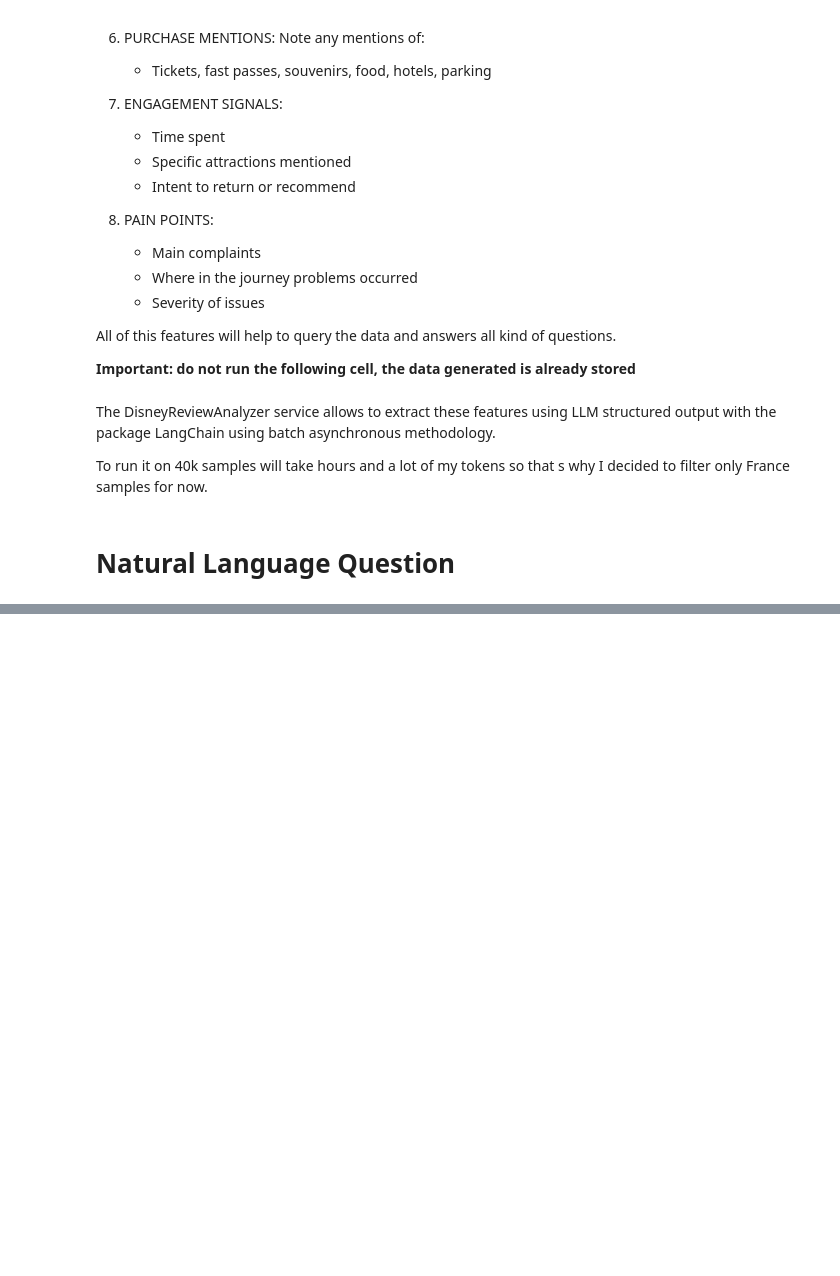
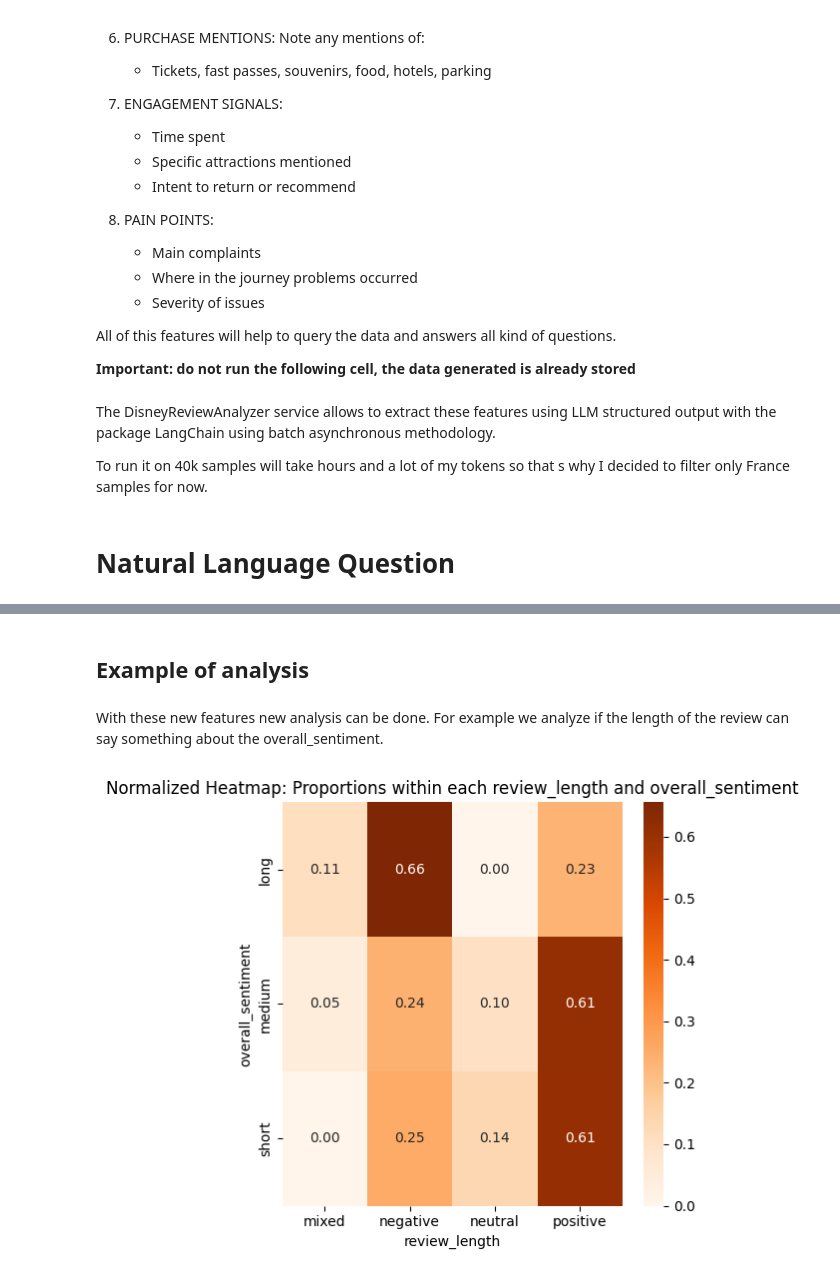
Before and after one commit to MatthiasELBAZ/disney_review_rag_mixture_of_encoder, a Jupyter notebook: stampli_hs.ipynb, the cells around one changed output, grey strips where cells are left out. Saved outputs shown, nothing was run; the diff lists cells and outputs as text; code cells hidden in the pictures; blank space fills up the shorter version.

```diff
--- a/stampli_hs.ipynb
+++ b/stampli_hs.ipynb
@@ -399,13 +258,15 @@ To run it on 40k samples will take hours and a lot of my tokens so that s why I
 # %% [markdown]
 # Natural Language Question
 # %%
-df_fr_analyzed = pd.read_csv("disney-reviews/disney_reviews_fr_analysis.csv")
+df_fr_analyzed = pd.read_csv("disney-reviews/disney_reviews_fr_analysis.csv").reset_index(drop=True)
 
 # apply some corrections
-# fill missing values
-df_fr_analyzed.has_children.fillna(False, inplace=True)
-df_fr_analyzed.popular_attractions.fillna('unknown', inplace=True)
-df_fr_analyzed.main_complaint.fillna('not_mentioned', inplace=True)
+# fill missing values using DataFrame-level fillna method
+df_fr_analyzed = df_fr_analyzed.fillna({
+    'has_children': False,
+    'popular_attractions': 'unknown',
+    'main_complaint': 'not_mentioned'
+})
 
 # reformat popular_attractions column to list of strings
 df_fr_analyzed['popular_attractions'] = df_fr_analyzed['popular_attractions'].apply(lambda x: x.split(';') if isinstance(x, str) else [])
@@ -413,12 +274,11 @@ df_fr_analyzed['popular_attractions'] = df_fr_analyzed['popular_attractions'].ap
 # correct main_complaint column
 df_fr_analyzed['main_complaint'] = df_fr_analyzed['main_complaint'].apply(lambda x: "not_mentioned" if x in ['none', 'not mentioned'] else x)
 
-
+# re add month column - was overwritten by the LLM extraction
 df_fr_analyzed['month'] = random.choices(range(1, 13), k=len(df_fr_analyzed))
 
-# remove year column
-df_fr_analyzed.drop(columns=['year'], inplace=True)
+# remove year column - because I suppose uniformity of the data across the years
+df_fr_analyzed = df_fr_analyzed.drop(columns=['year'])
 
 # change month number to month name
-import datetime
 df_fr_analyzed['month'] = df_fr_analyzed['month'].apply(lambda x: datetime.datetime(1900, int(x), 1).strftime('%B'))
@@ -477,0 +305,20 @@ In summary, Disney theme parks provide a largely positive experience for familie
+# %% [markdown]
+## Example of analysis
+# %% [markdown]
+With these new features new analysis can be done. For example we analyze if the length of the review can say something about the overall_sentiment.
+# %%
+def two_d_histogram(df, x, y):
+    crosstab_norm = pd.crosstab(df[x], df[y], normalize='index')
+    fig, axe = plt.subplots(1, 1, figsize=(5, 5))
+
+    sns.heatmap(crosstab_norm, annot=True, cmap='Oranges', fmt='.2f', ax=axe)
+    axe.set_title(f'Normalized Heatmap: Proportions within each {x} and {y}')
+    axe.set_xlabel(x)
+    axe.set_ylabel(y)
+
+    plt.tight_layout()
+    plt.show()
+# %%
+two_d_histogram(df_fr_analyzed, 'review_length', 'overall_sentiment')
+# %% [output]
+[figure, added]
```
Also changed, not shown: parts of 29 cells of this notebook, 5 other files.
